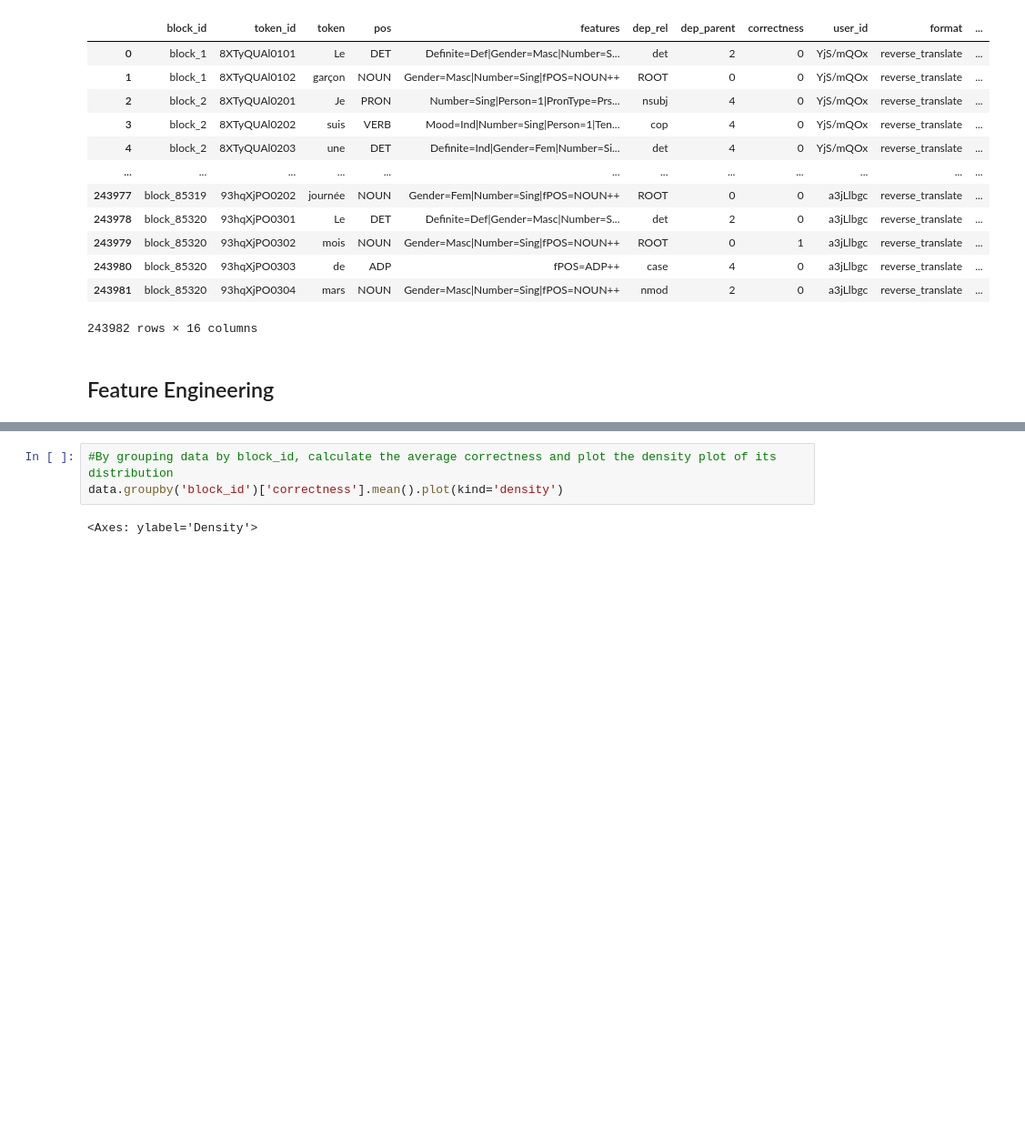
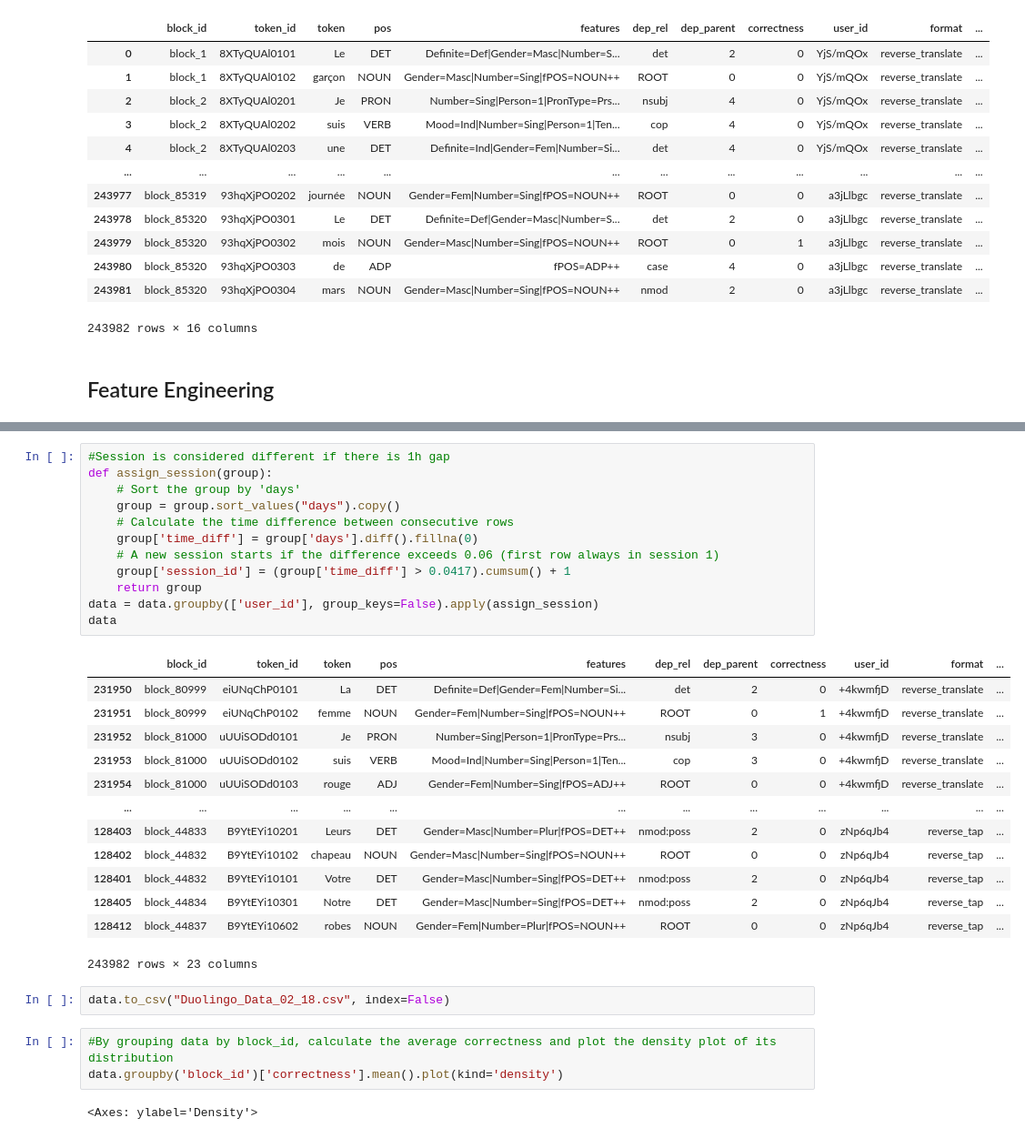
Before and after one commit to Kazf28/CS129-Duolingo, a Jupyter notebook: Data_Wrangling_Main.ipynb, the cells around one changed output, grey strips where cells are left out. Shown at 91% size. Saved outputs shown, nothing was run; the diff lists cells and outputs as text; blank space fills up the shorter version.

```diff
--- a/Data_Wrangling_Main.ipynb
+++ b/Data_Wrangling_Main.ipynb
@@ -51,3 +56,31 @@ data
+# %%
+#Session is considered different if there is 1h gap
+def assign_session(group):
+    # Sort the group by 'days'
+    group = group.sort_values("days").copy()
+    # Calculate the time difference between consecutive rows
+    group['time_diff'] = group['days'].diff().fillna(0)
+    # A new session starts if the difference exceeds 0.06 (first row always in session 1)
+    group['session_id'] = (group['time_diff'] > 0.0417).cumsum() + 1
+    return group
+data = data.groupby(['user_id'], group_keys=False).apply(assign_session)
+data
+# %% [output]
+|  | block_id | token_id | token | pos | features | dep_rel | dep_parent | correctness | user_id | format | ... |
+| 231950 | block_80999 | eiUNqChP0101 | La | DET | Definite=Def|Gender=Fem|Number=Si... | det | 2 | 0 | +4kwmfjD | reverse_translate | ... |
+| 231951 | block_80999 | eiUNqChP0102 | femme | NOUN | Gender=Fem|Number=Sing|fPOS=NOUN++ | ROOT | 0 | 1 | +4kwmfjD | reverse_translate | ... |
+| 231952 | block_81000 | uUUiSODd0101 | Je | PRON | Number=Sing|Person=1|PronType=Prs... | nsubj | 3 | 0 | +4kwmfjD | reverse_translate | ... |
+| 231953 | block_81000 | uUUiSODd0102 | suis | VERB | Mood=Ind|Number=Sing|Person=1|Ten... | cop | 3 | 0 | +4kwmfjD | reverse_translate | ... |
+| 231954 | block_81000 | uUUiSODd0103 | rouge | ADJ | Gender=Fem|Number=Sing|fPOS=ADJ++ | ROOT | 0 | 0 | +4kwmfjD | reverse_translate | ... |
+| ... | ... | ... | ... | ... | ... | ... | ... | ... | ... | ... | ... |
+| 128403 | block_44833 | B9YtEYi10201 | Leurs | DET | Gender=Masc|Number=Plur|fPOS=DET++ | nmod:poss | 2 | 0 | zNp6qJb4 | reverse_tap | ... |
+| 128402 | block_44832 | B9YtEYi10102 | chapeau | NOUN | Gender=Masc|Number=Sing|fPOS=NOUN++ | ROOT | 0 | 0 | zNp6qJb4 | reverse_tap | ... |
+| 128401 | block_44832 | B9YtEYi10101 | Votre | DET | Gender=Masc|Number=Sing|fPOS=DET++ | nmod:poss | 2 | 0 | zNp6qJb4 | reverse_tap | ... |
+| 128405 | block_44834 | B9YtEYi10301 | Notre | DET | Gender=Masc|Number=Sing|fPOS=DET++ | nmod:poss | 2 | 0 | zNp6qJb4 | reverse_tap | ... |
+| 128412 | block_44837 | B9YtEYi10602 | robes | NOUN | Gender=Fem|Number=Plur|fPOS=NOUN++ | ROOT | 0 | 0 | zNp6qJb4 | reverse_tap | ... |
+243982 rows × 23 columns
+# %%
+data.to_csv("Duolingo_Data_02_18.csv", index=False)
 # %%
 #By grouping data by block_id, calculate the average correctness and plot the density plot of its distribution
 data.groupby('block_id')['correctness'].mean().plot(kind='density')
```
Also changed, not shown: parts of 4 cells of this notebook, 1 other file.
